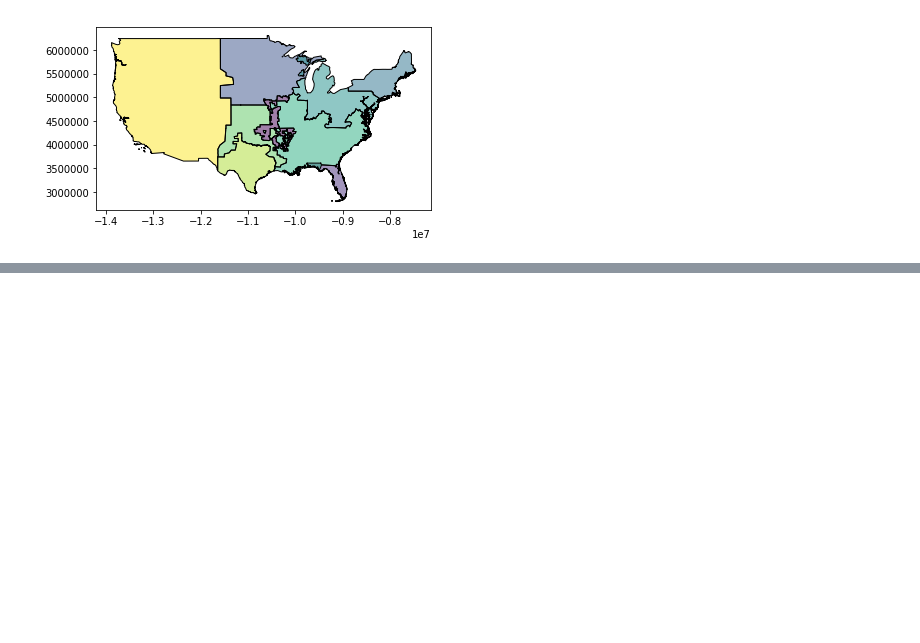
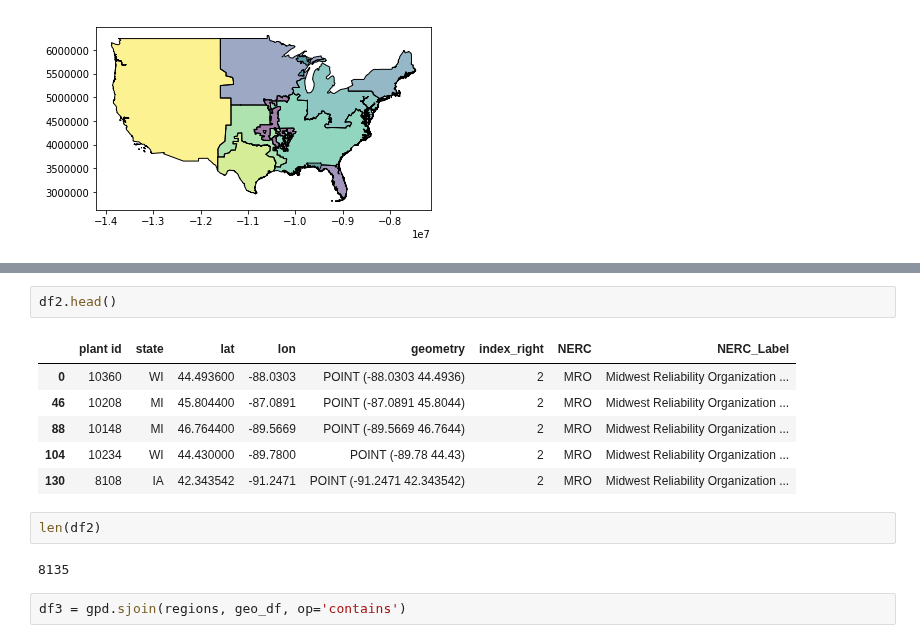
Before and after one commit to gschivley/carbon-index, a Jupyter notebook: Trying geopandas to assign NERC regions.ipynb, the cells around one changed output, grey strips where cells are left out. Cells and saved outputs as stored; diff of their text form; blank space fills up the shorter version.

```diff
--- a/Trying geopandas to assign NERC regions.ipynb
+++ b/Trying geopandas to assign NERC regions.ipynb
@@ -185,0 +262,15 @@ df_test.plot()
+# %%
+df2.head()
+# %% [output]
+|  | plant id | state | lat | lon | geometry | index_right | NERC | NERC_Label |
+| 0 | 10360 | WI | 44.493600 | -88.0303 | POINT (-88.0303 44.4936) | 2 | MRO | Midwest Reliability Organization ... |
+| 46 | 10208 | MI | 45.804400 | -87.0891 | POINT (-87.0891 45.8044) | 2 | MRO | Midwest Reliability Organization ... |
+| 88 | 10148 | MI | 46.764400 | -89.5669 | POINT (-89.5669 46.7644) | 2 | MRO | Midwest Reliability Organization ... |
+| 104 | 10234 | WI | 44.430000 | -89.7800 | POINT (-89.78 44.43) | 2 | MRO | Midwest Reliability Organization ... |
+| 130 | 8108 | IA | 42.343542 | -91.2471 | POINT (-91.2471 42.343542) | 2 | MRO | Midwest Reliability Organization ... |
+# %%
+len(df2)
+# %% [output]
+8135
+# %%
+df3 = gpd.sjoin(regions, geo_df, op='contains')
```
Also changed, not shown: parts of 28 cells of this notebook.
